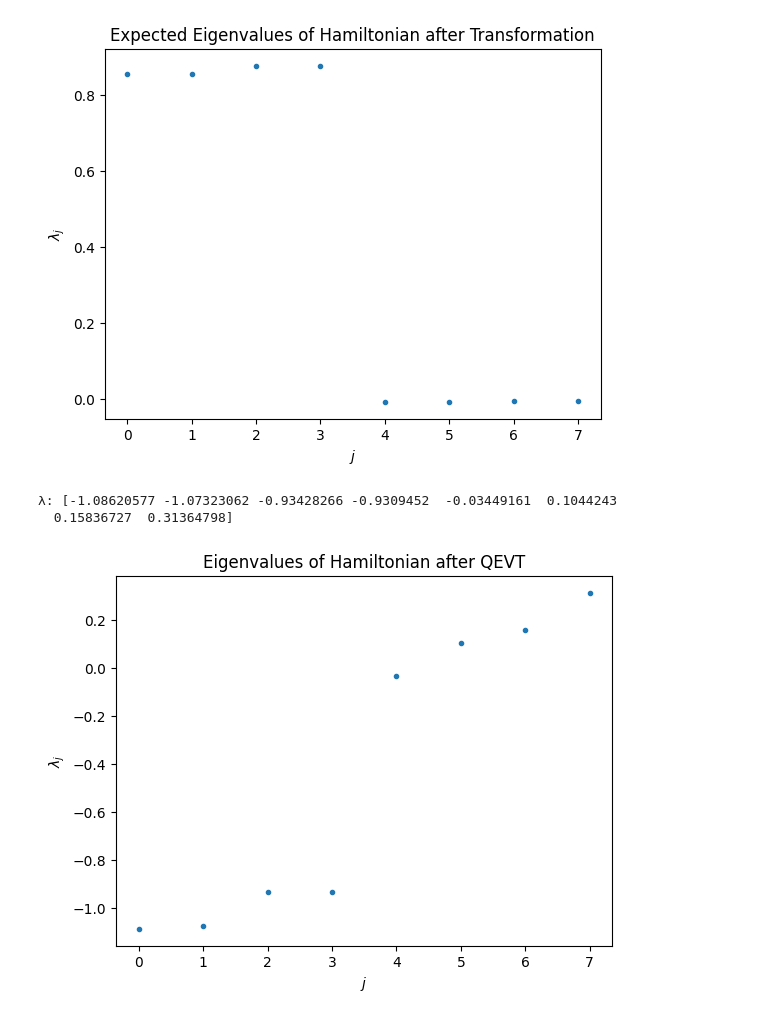
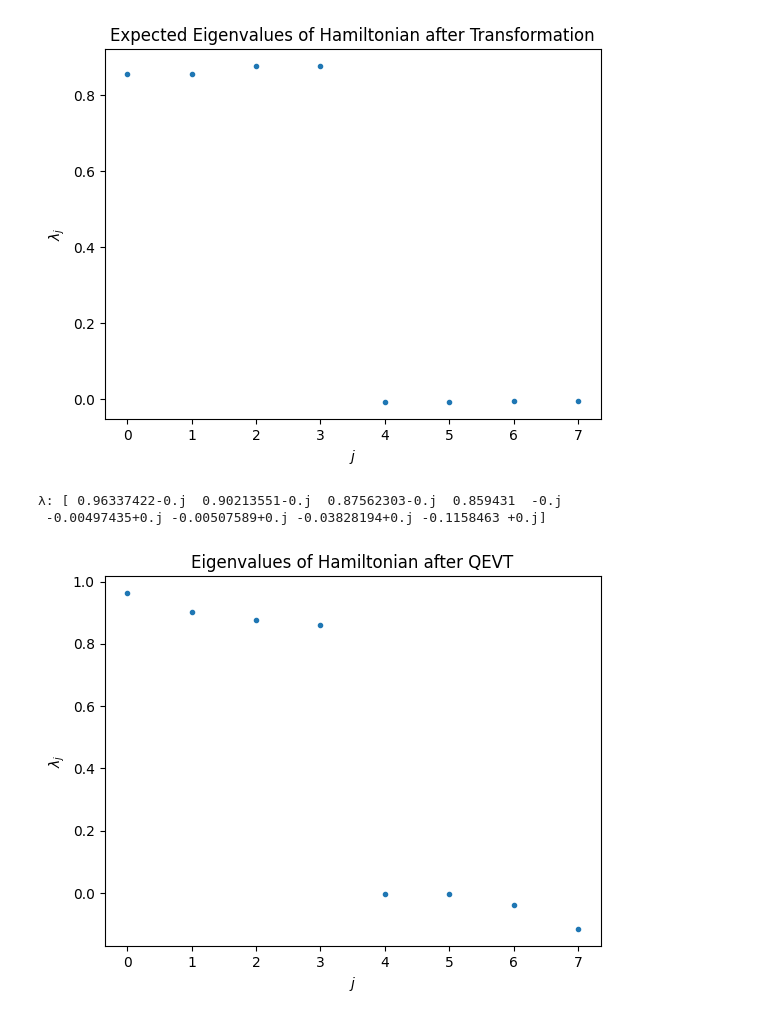
Before and after one commit to thilomueller/Seminar-Quantum-Computing, a Jupyter notebook: QEVT_2.ipynb, the cells around one changed output. Drawn from its saved outputs; the diff is of its cells as text; code cells hidden in the pictures.

Commit message:
apply global phase factor to QEVT

```diff
--- a/QEVT_2.ipynb
+++ b/QEVT_2.ipynb
@@ -107,7 +107,7 @@ from pyqsp.angle_sequence import QuantumSignalProcessingPhases
 
 pg = pyqsp.poly.PolyEigenstateFiltering()
 pcoeffs, scale = pg.generate(30, 0.3, ensure_bounded=True, return_scale=True)
-ang_seq = QuantumSignalProcessingPhases(pcoeffs, signal_operator="Wx")
+ang_seq = QuantumSignalProcessingPhases(pcoeffs, signal_operator="Wz")
 
 poly_filt = np.polynomial.Polynomial(pcoeffs)
 poly_filt.degree()
@@ -132,3 +134,9 @@ plt.plot(a_list, target_filt(a_list, 0.3, scale=0.9), label="target function")
+# %%
+def phase_diff(d):
+    return np.array([np.pi/4] + (d-1)*[np.pi/2] + [np.pi/4])
+
+d = len(ang_seq) - 1
+ang_seq_QEVT = ang_seq - phase_diff(d)
 # %% [markdown]
 ### Apply eigenvalue filtering to Hamiltonian
 # %% [markdown]
@@ -148,15 +156,22 @@ Poly_λ: [ 0.85490753  0.85490753  0.87662316  0.87662316 -0.00822764 -0.0082276
  -0.00493857 -0.00493857]
 [figure]
 # %%
-Poly_H = QEVT(ang_seq, U)[0:8, 0:8]
+# apply QEVT
+Poly_H = QEVT(ang_seq_QEVT, U)[0:8, 0:8]
+
+# calculate eigenvalues
 λ, ψ = np.linalg.eigh(Poly_H)
+
+# apply global phase
+λ = λ*((-1j)**(len(ang_seq)-1))
+
 print("λ:", λ)
 plt.plot(λ, ".")
 plt.xlabel(r"$j$")
 plt.ylabel(r"$\lambda_j$")
 plt.title("Eigenvalues of Hamiltonian after QEVT")
 plt.show()
 # %% [output]
-λ: [-1.08620577 -1.07323062 -0.93428266 -0.9309452  -0.03449161  0.1044243
-  0.15836727  0.31364798]
+λ: [ 0.96337422-0.j  0.90213551-0.j  0.87562303-0.j  0.859431  -0.j
+ -0.00497435+0.j -0.00507589+0.j -0.03828194+0.j -0.1158463 +0.j]
-[figure, old version]
+[figure, new version]
```
Also changed, not shown: parts of 1 cell of this notebook.
